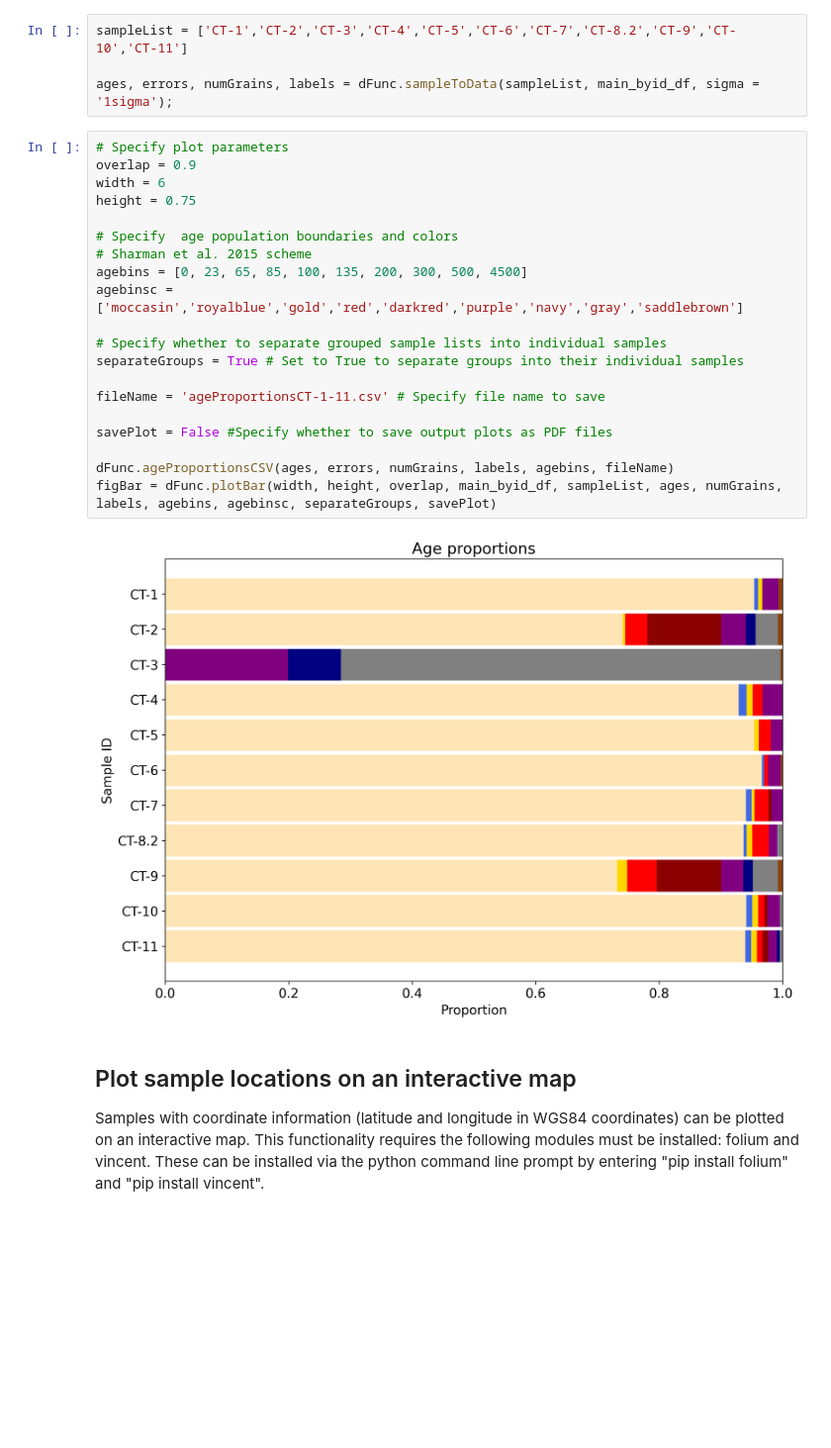
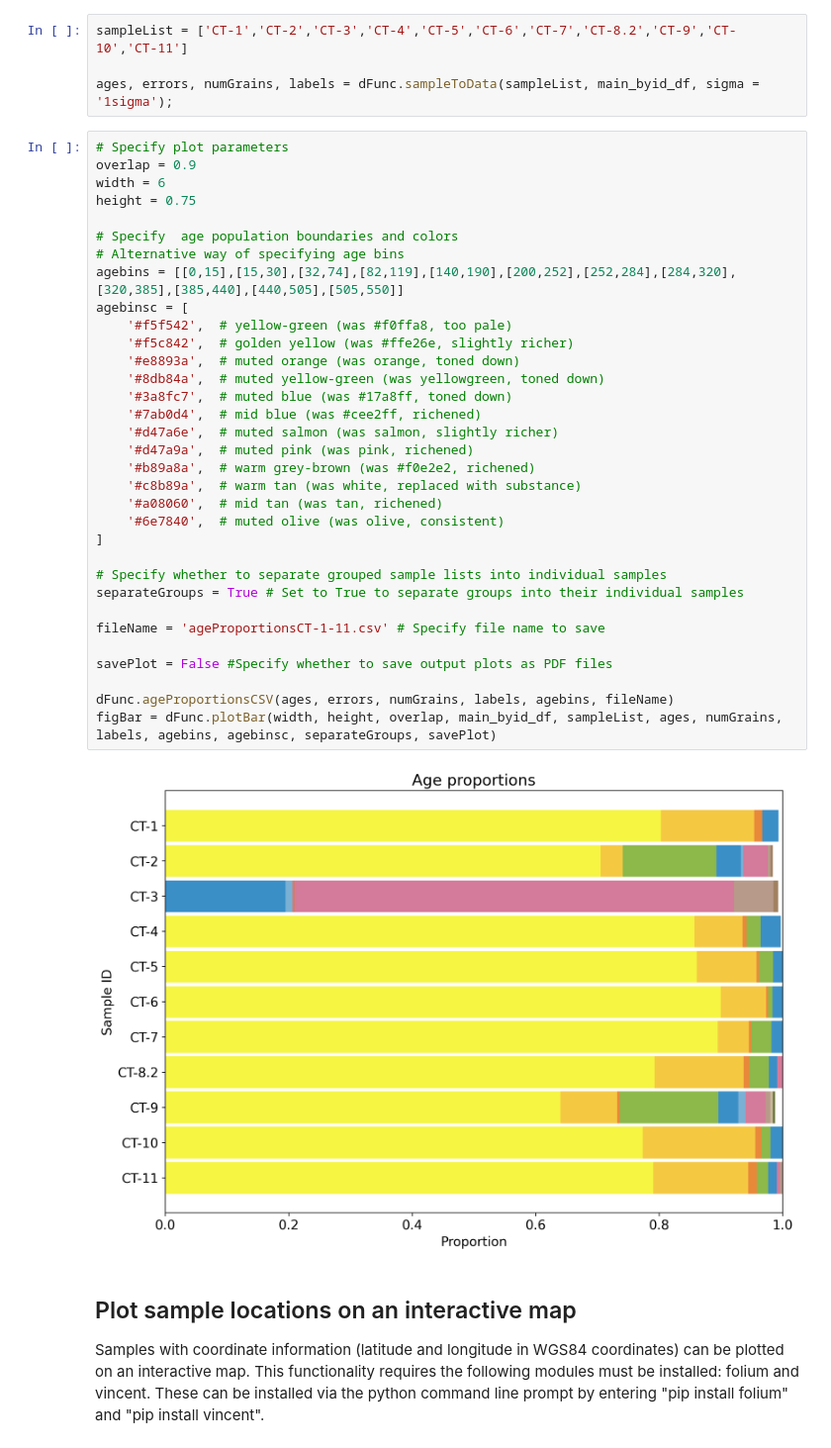
Before and after one commit to GrantPLong/MataquitoWatershedAnalysis, a Jupyter notebook: Mataquito/notebooks/04_zircon_age_distributions.ipynb, the cells around one changed output. Shown at 99% size. Saved outputs shown, nothing was run; the diff lists cells and outputs as text; blank space fills up the shorter version.

```diff
--- a/Mataquito/notebooks/04_zircon_age_distributions.ipynb
+++ b/Mataquito/notebooks/04_zircon_age_distributions.ipynb
@@ -209,25 +209,38 @@ ages, errors, numGrains, labels = dFunc.sampleToData(sampleList, main_byid_df, s
 # %%
 # Specify plot parameters
 overlap = 0.9
 width = 6
 height = 0.75
 
 # Specify  age population boundaries and colors
-# Sharman et al. 2015 scheme
-agebins = [0, 23, 65, 85, 100, 135, 200, 300, 500, 4500]
-agebinsc = ['moccasin','royalblue','gold','red','darkred','purple','navy','gray','saddlebrown']
+# Alternative way of specifying age bins
+agebins = [[0,15],[15,30],[32,74],[82,119],[140,190],[200,252],[252,284],[284,320],[320,385],[385,440],[440,505],[505,550]]
+agebinsc = [
+    '#f5f542',  # yellow-green (was #f0ffa8, too pale)
+    '#f5c842',  # golden yellow (was #ffe26e, slightly richer)
+    '#e8893a',  # muted orange (was orange, toned down)
+    '#8db84a',  # muted yellow-green (was yellowgreen, toned down)
+    '#3a8fc7',  # muted blue (was #17a8ff, toned down)
+    '#7ab0d4',  # mid blue (was #cee2ff, richened)
+    '#d47a6e',  # muted salmon (was salmon, slightly richer)
+    '#d47a9a',  # muted pink (was pink, richened)
+    '#b89a8a',  # warm grey-brown (was #f0e2e2, richened)
+    '#c8b89a',  # warm tan (was white, replaced with substance)
+    '#a08060',  # mid tan (was tan, richened)
+    '#6e7840',  # muted olive (was olive, consistent)
+]
 
 # Specify whether to separate grouped sample lists into individual samples
 separateGroups = True # Set to True to separate groups into their individual samples
 
 fileName = 'ageProportionsCT-1-11.csv' # Specify file name to save
 
 savePlot = False #Specify whether to save output plots as PDF files
 
 dFunc.ageProportionsCSV(ages, errors, numGrains, labels, agebins, fileName)
 figBar = dFunc.plotBar(width, height, overlap, main_byid_df, sampleList, ages, numGrains, labels, agebins, agebinsc, separateGroups, savePlot)
 # %% [output]
-[figure, old version]
+[figure, new version]
 # %% [markdown]
 ## Plot sample locations on an interactive map
 Samples with coordinate information (latitude and longitude in WGS84 coordinates) can be plotted on an interactive map. This functionality requires the following modules must be installed: folium and vincent. These can be installed via the python command line prompt by entering "pip install folium" and "pip install vincent".
```
Also changed, not shown: parts of 1 cell of this notebook, 9 other files.
